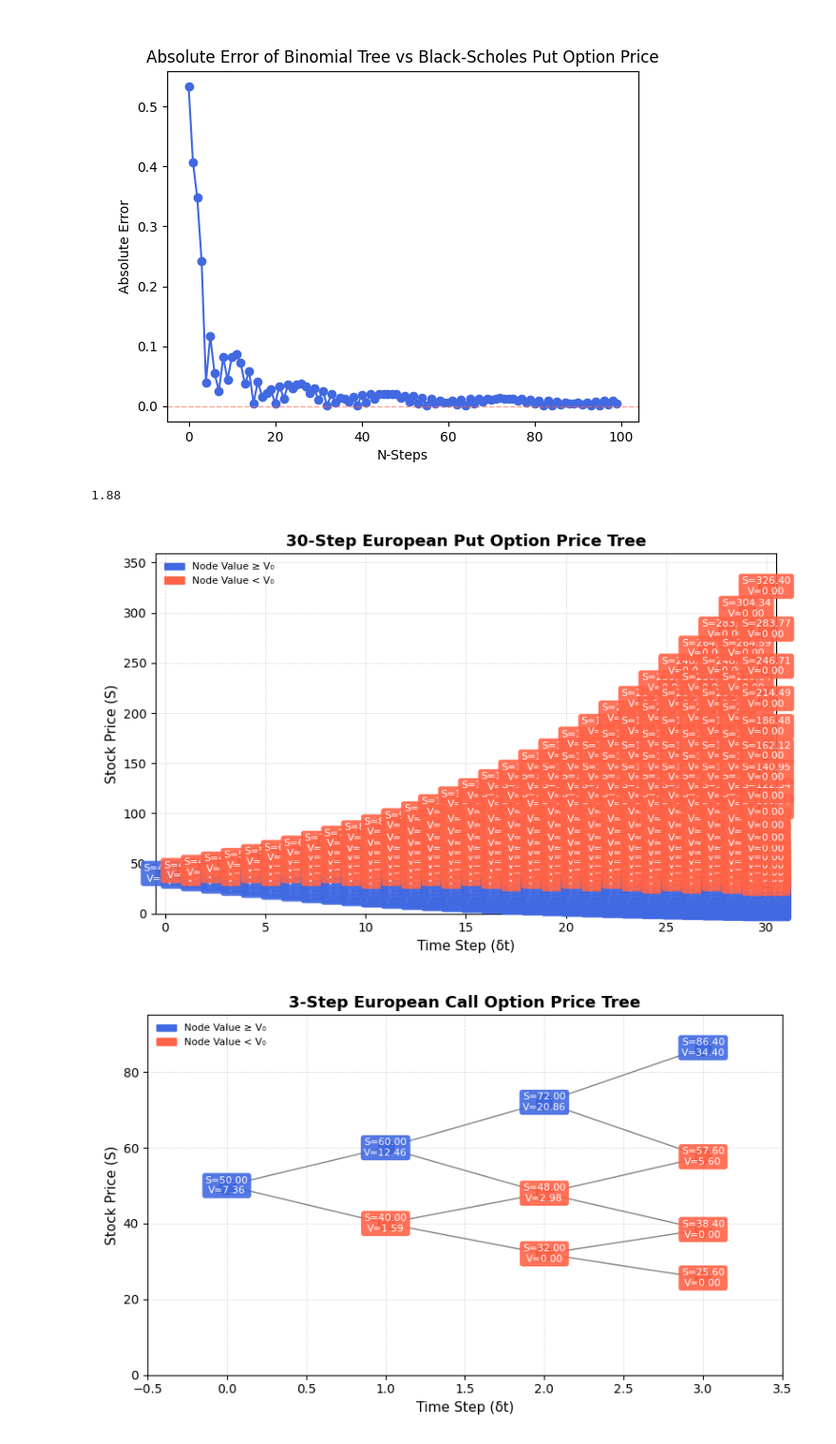
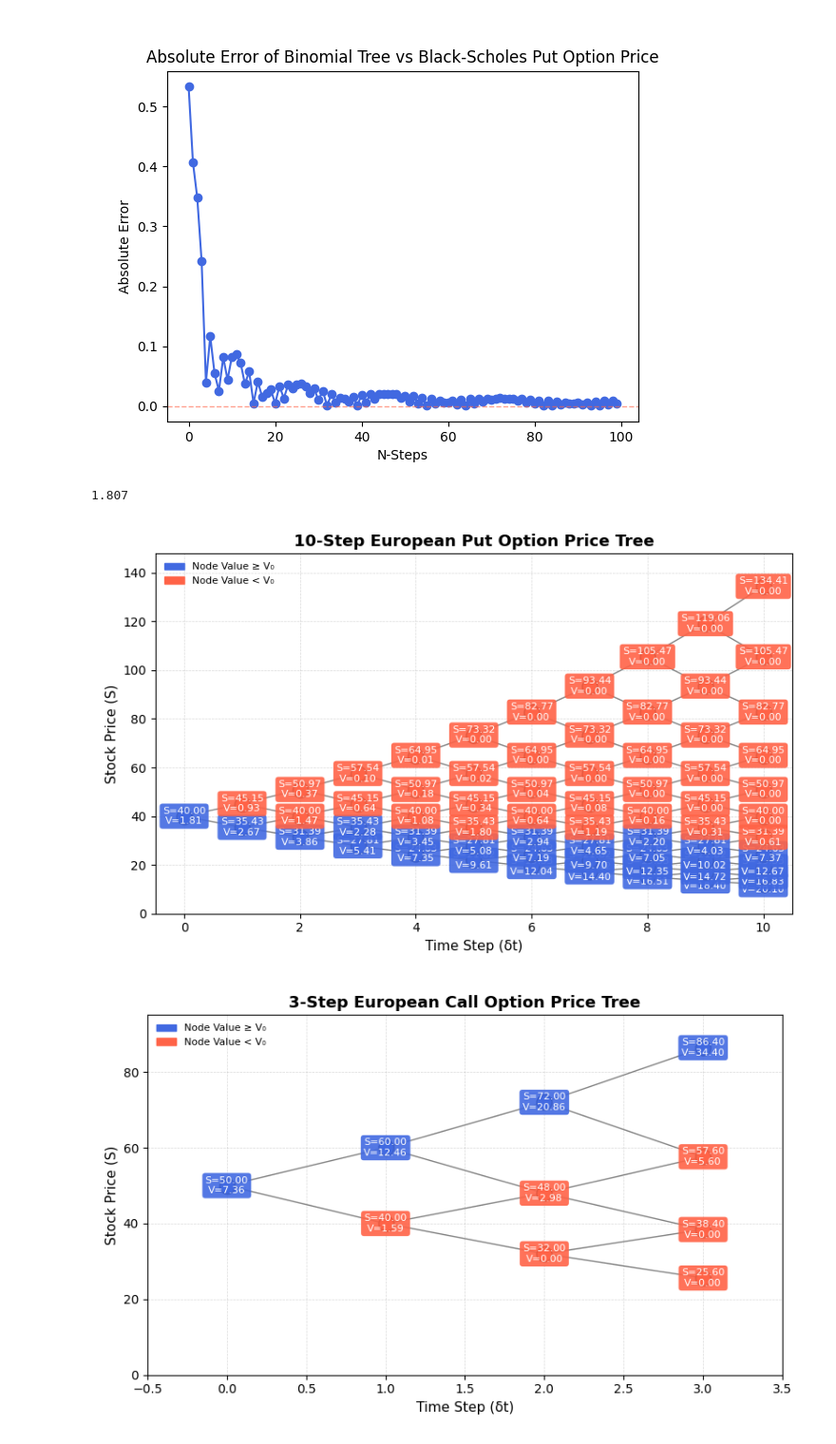
Before and after one commit to heavy-t/MMATH_Project, a Jupyter notebook: Euro Binomial Tree.ipynb, the cells around one changed output. Shown at 95% size. Saved outputs shown, nothing was run; the diff lists cells and outputs as text; code cells hidden in the pictures.

```diff
--- a/Euro Binomial Tree.ipynb
+++ b/Euro Binomial Tree.ipynb
@@ -303,16 +305,16 @@ plt.show()
 # %% [output]
 [figure]
 # %%
-S0, E, r, T, N , option_type = 40, 32, 0.1, 0.5, 30 , "put"
+S0, E, r, T, N , option_type = 40, 32, 0.1, 0.5, 10 , "put"
 result  =bin_paramaters(0.54202, T, N)
 u, d = result["up"], result["down"]
 
 result = euro_binomial_tree(S0, E, r, T, u, d, N, option_type)
 print(result["option_price"])
 plot_euro_binomial_option_tree(result)
 # %% [output]
-1.88
+1.807
-[figure, old version]
+[figure, new version]
 # %%
 S0, E, r, T, u, d, N , option_type = 50, 52, 0.05, 1, 1.2, 0.8, 3 , "call"
 result = euro_binomial_tree(S0, E, r, T, u, d, N, option_type)
```
Also changed, not shown: parts of 1 cell of this notebook, 13 other files.
